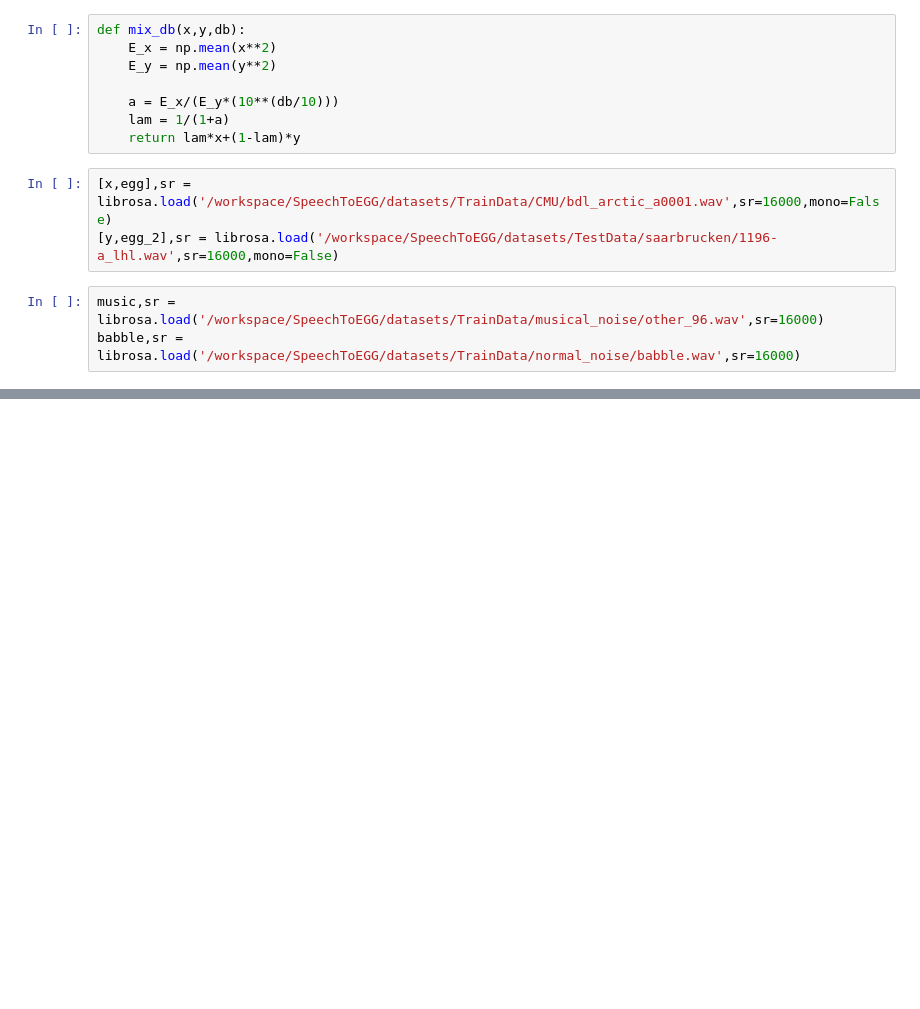
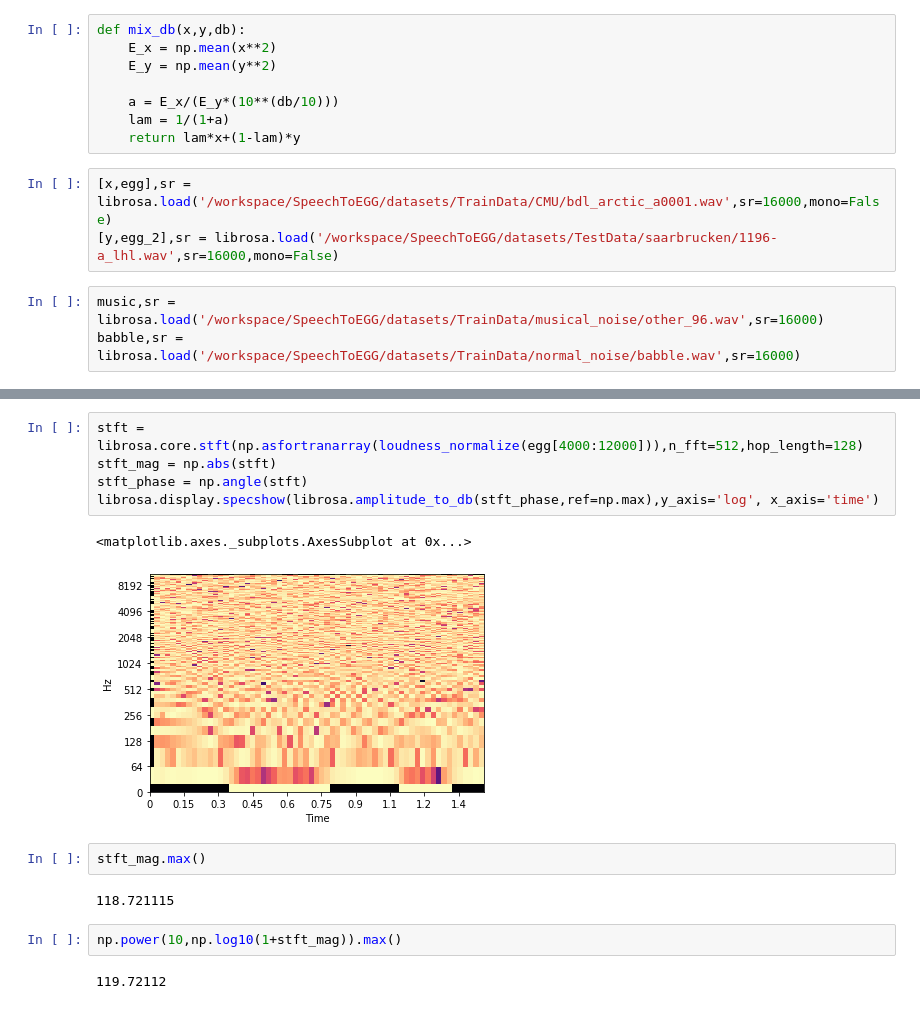
Before and after one commit to SeongwoongCho/SpeechToEGG, a Jupyter notebook: EDA_spectrogram.ipynb, the cells around one changed output, grey strips where cells are left out. Drawn from its saved outputs; the diff is of its cells as text; blank space fills up the shorter version.

```diff
--- a/EDA_spectrogram.ipynb
+++ b/EDA_spectrogram.ipynb
@@ -132,0 +55,16 @@ np.log(np.abs(stft.imag)+1e-8).min()
+# %%
+stft = librosa.core.stft(np.asfortranarray(loudness_normalize(egg[4000:12000])),n_fft=512,hop_length=128)
+stft_mag = np.abs(stft)
+stft_phase = np.angle(stft)
+librosa.display.specshow(librosa.amplitude_to_db(stft_phase,ref=np.max),y_axis='log', x_axis='time')
+# %% [output]
+<matplotlib.axes._subplots.AxesSubplot at 0x...>
+[figure, added]
+# %%
+stft_mag.max()
+# %% [output]
+118.721115
+# %%
+np.power(10,np.log10(1+stft_mag)).max()
+# %% [output]
+119.72112
```
Also changed, not shown: parts of 42 cells of this notebook, 11 other files.
